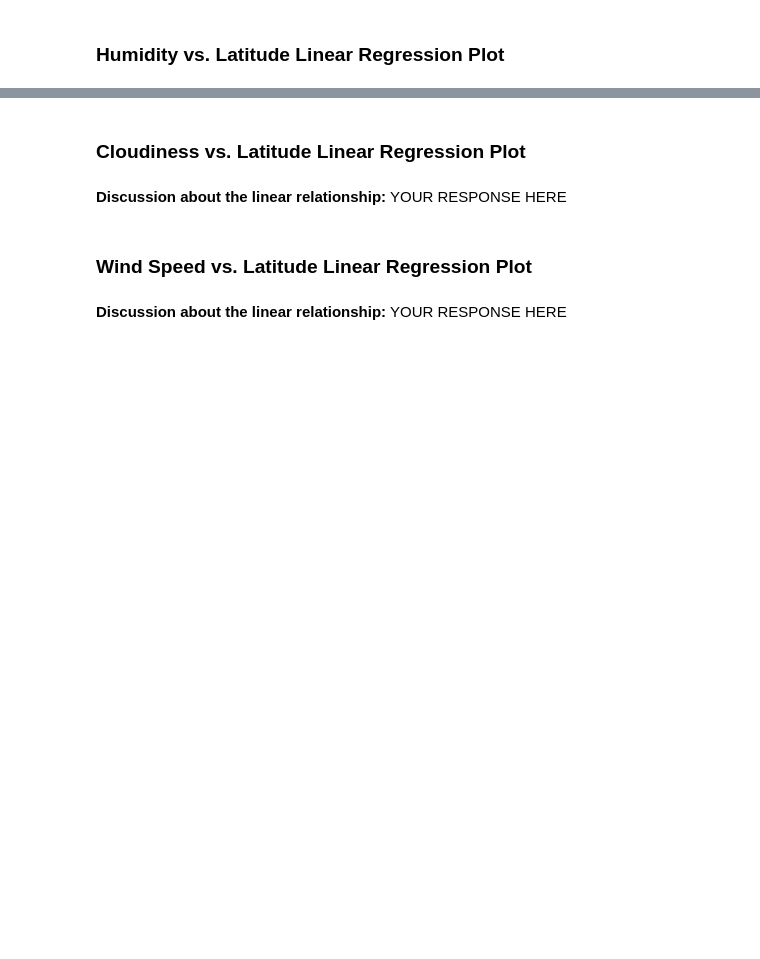
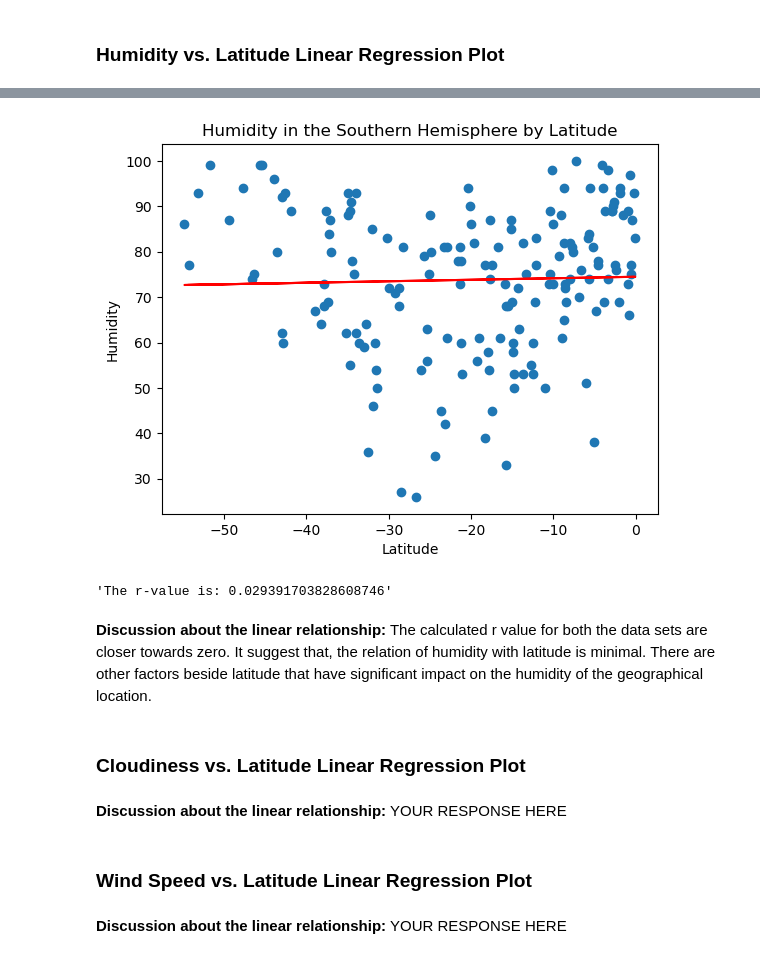
Before and after one commit to atulshi/python-api-challenge, a Jupyter notebook: WeatherPy/WeatherPy.ipynb, the cells around one changed output, grey strips where cells are left out. Drawn from its saved outputs; the diff is of its cells as text; code cells hidden in the pictures; blank space fills up the shorter version.

```diff
--- a/WeatherPy/WeatherPy.ipynb
+++ b/WeatherPy/WeatherPy.ipynb
@@ -304,3 +337,12 @@ southern_hemi_df.head()
+# %%
+# Southern Hemisphere
+linreg(southern_df["Lat"], southern_df["Humidity"], "Humidity in the Southern Hemisphere by Latitude", "Latitude", "Humidity")
+# %% [output]
+[figure, added]
+'The r-value is: 0.029391703828608746'
+# %% [markdown]
+**Discussion about the linear relationship:**
+The calculated r value for both the data sets are closer towards zero. It suggest that, the relation of humidity with latitude is minimal. There are other factors beside latitude that have significant impact on the humidity of the geographical location.
 # %% [markdown]
 ### Cloudiness vs. Latitude Linear Regression Plot
 # %%
```
Also changed, not shown: parts of 14 cells of this notebook.
